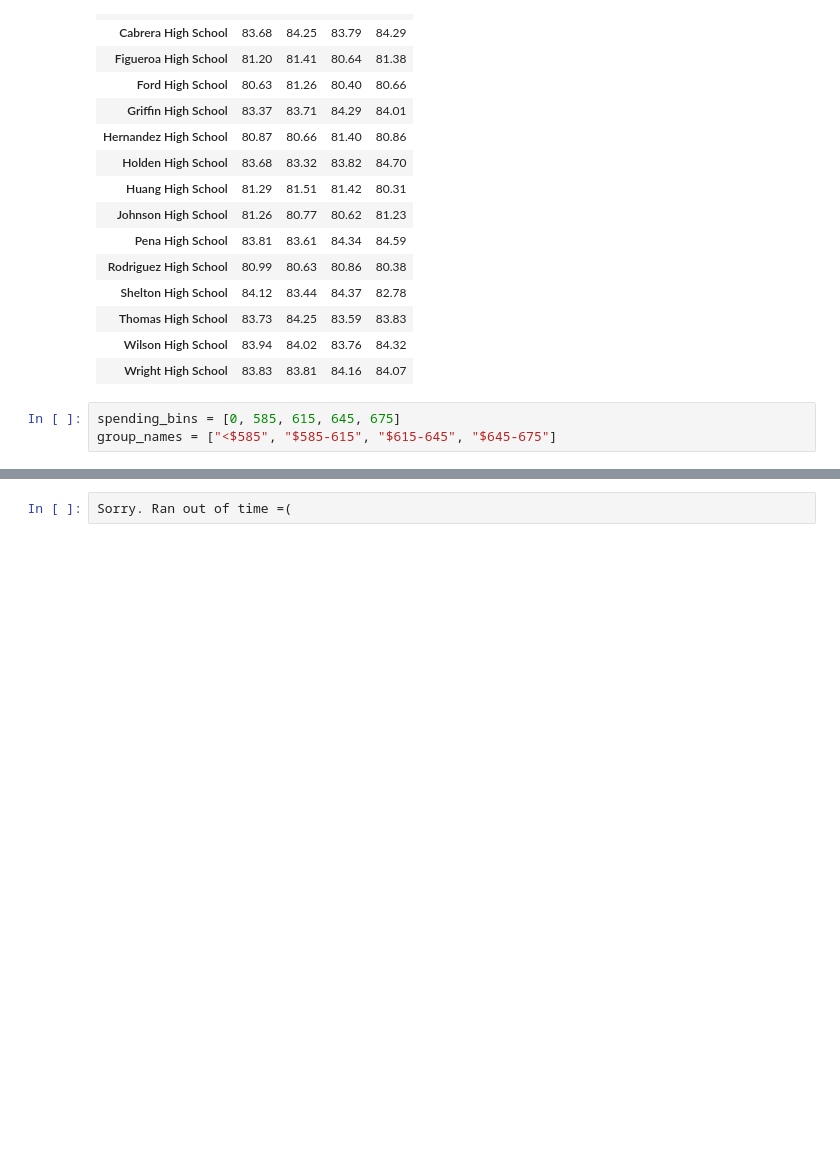
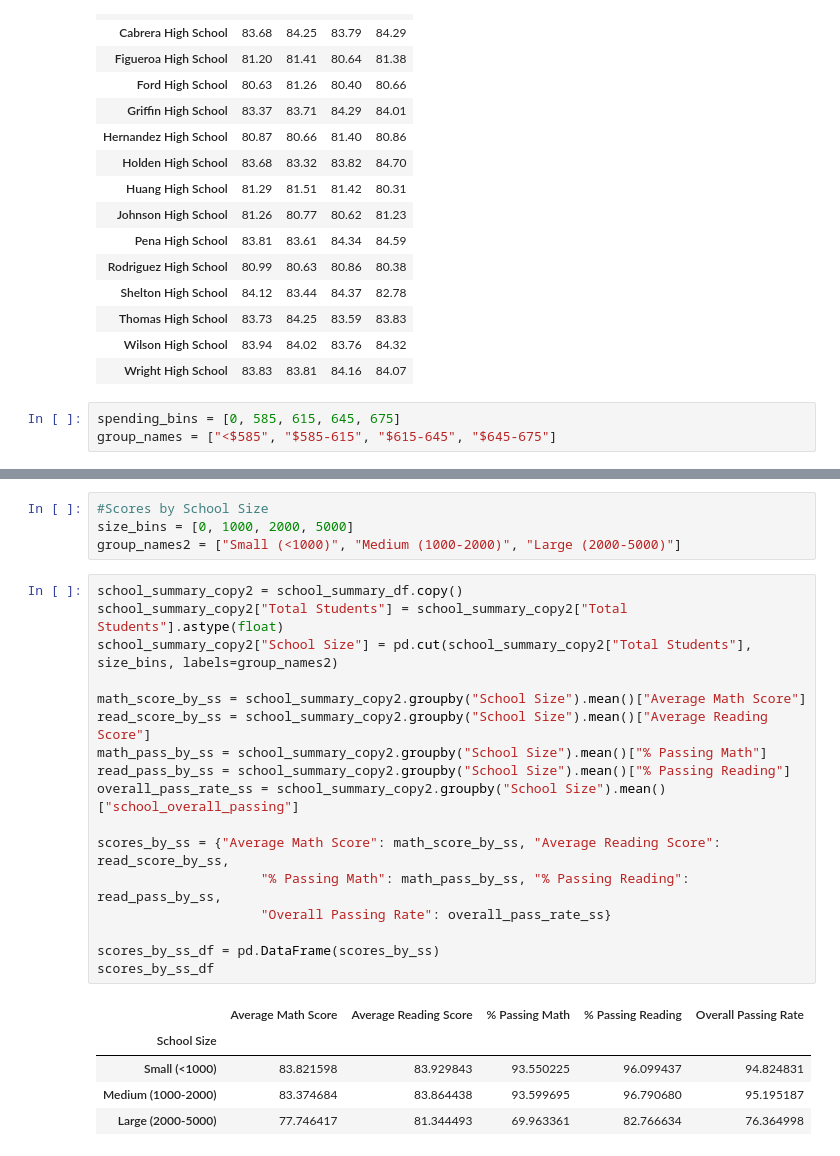
Before and after one commit to huytran408/PyCitySchools, a Jupyter notebook: Huy's Academy of Py.ipynb, the cells around one changed output, grey strips where cells are left out. Saved outputs shown, nothing was run; the diff lists cells and outputs as text; blank space fills up the shorter version.

```diff
--- a/Huy's Academy of Py.ipynb
+++ b/Huy's Academy of Py.ipynb
@@ -253,2 +269,27 @@ SyntaxError: invalid syntax (<ipython-input-73-a4084d930746>, line 1)
-# %%
-Sorry. Ran out of time =(
+# %%
+#Scores by School Size
+size_bins = [0, 1000, 2000, 5000]
+group_names2 = ["Small (<1000)", "Medium (1000-2000)", "Large (2000-5000)"]
+# %%
+school_summary_copy2 = school_summary_df.copy()
+school_summary_copy2["Total Students"] = school_summary_copy2["Total Students"].astype(float)
+school_summary_copy2["School Size"] = pd.cut(school_summary_copy2["Total Students"], size_bins, labels=group_names2)
+
+math_score_by_ss = school_summary_copy2.groupby("School Size").mean()["Average Math Score"]
+read_score_by_ss = school_summary_copy2.groupby("School Size").mean()["Average Reading Score"]
+math_pass_by_ss = school_summary_copy2.groupby("School Size").mean()["% Passing Math"]
+read_pass_by_ss = school_summary_copy2.groupby("School Size").mean()["% Passing Reading"]
+overall_pass_rate_ss = school_summary_copy2.groupby("School Size").mean()["school_overall_passing"]
+
+scores_by_ss = {"Average Math Score": math_score_by_ss, "Average Reading Score": read_score_by_ss,
+                     "% Passing Math": math_pass_by_ss, "% Passing Reading": read_pass_by_ss,
+                     "Overall Passing Rate": overall_pass_rate_ss}
+
+scores_by_ss_df = pd.DataFrame(scores_by_ss)
+scores_by_ss_df
+# %% [output]
+|  | Average Math Score | Average Reading Score | % Passing Math | % Passing Reading | Overall Passing Rate |
+| School Size |  |  |  |  |  |
+| Small (<1000) | 83.821598 | 83.929843 | 93.550225 | 96.099437 | 94.824831 |
+| Medium (1000-2000) | 83.374684 | 83.864438 | 93.599695 | 96.790680 | 95.195187 |
+| Large (2000-5000) | 77.746417 | 81.344493 | 69.963361 | 82.766634 | 76.364998 |
```
Also changed, not shown: parts of 6 cells of this notebook.
